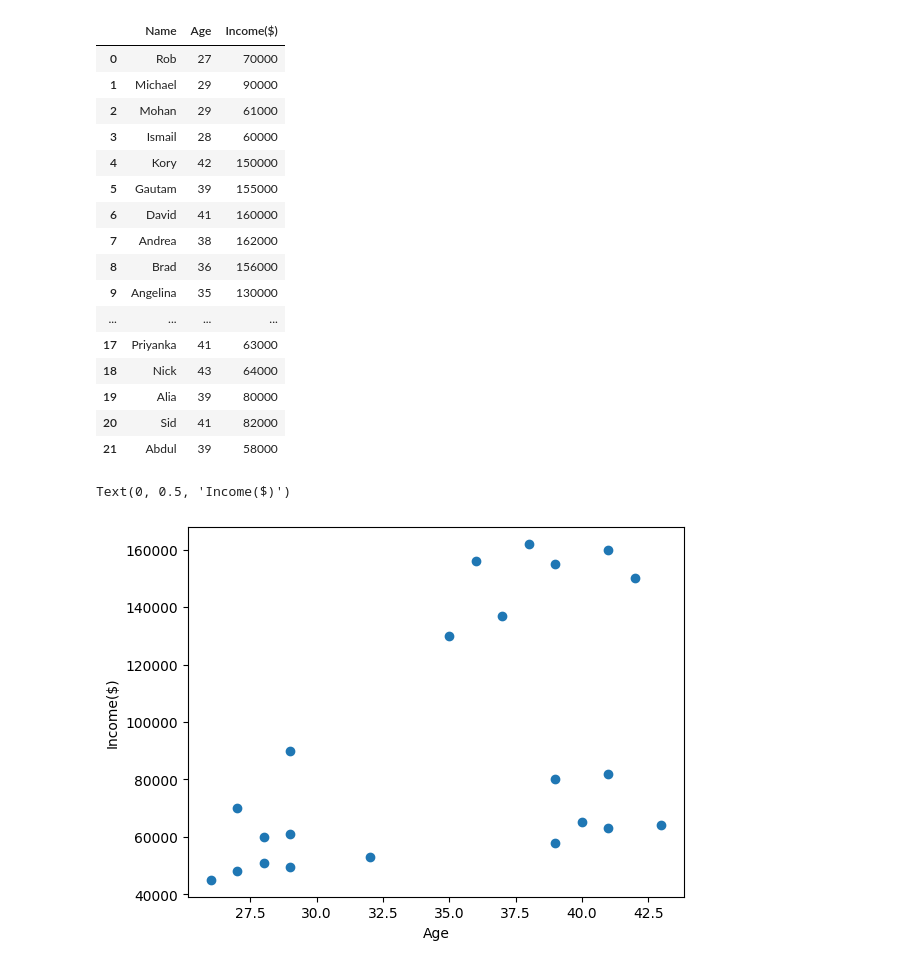
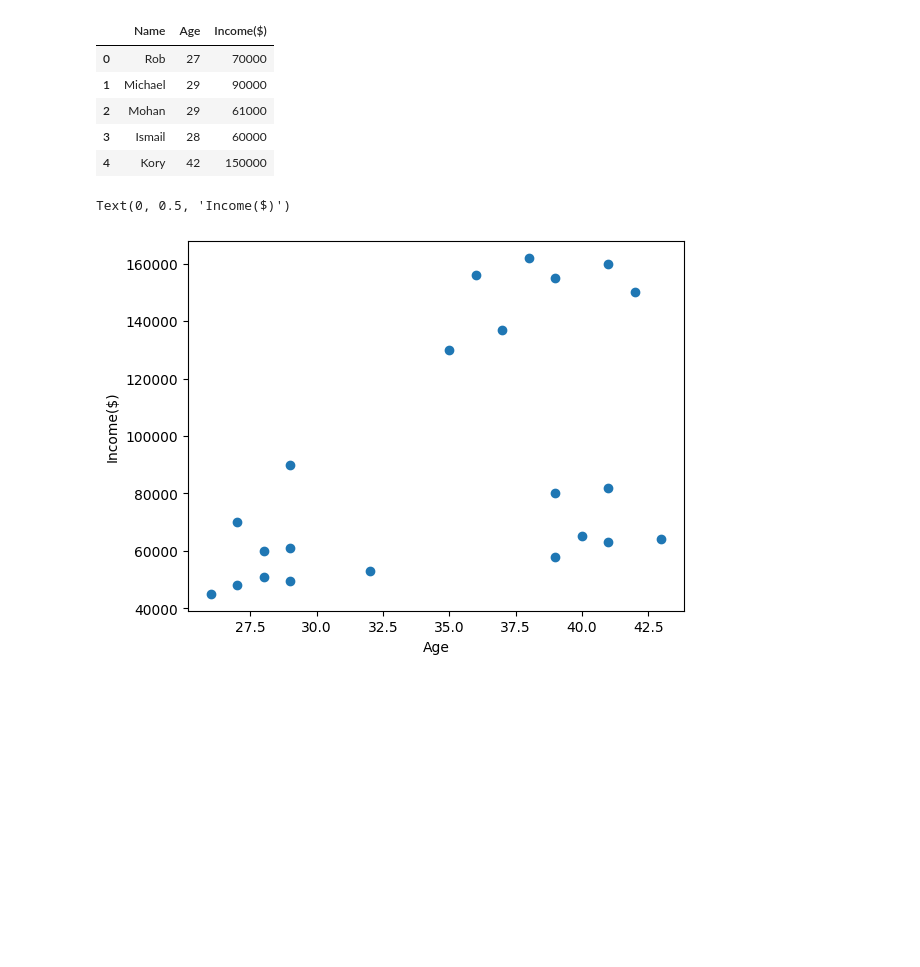
Before and after one commit to harsh6754/DSA-Problems, a Jupyter notebook: DVDAPracticals/practical9.ipynb, the cells around one changed output. Saved outputs shown, nothing was run; the diff lists cells and outputs as text; code cells hidden in the pictures; blank space fills up the shorter version.

```diff
--- a/DVDAPracticals/practical9.ipynb
+++ b/DVDAPracticals/practical9.ipynb
@@ -7,24 +15,13 @@ from matplotlib import pyplot as plt
 # %%
 df = pd.read_csv("c:\\Users\\agarw\\Downloads\\income.csv")
-df
+df.head()
 # %% [output]
 |  | Name | Age | Income($) |
 | 0 | Rob | 27 | 70000 |
 | 1 | Michael | 29 | 90000 |
 | 2 | Mohan | 29 | 61000 |
 | 3 | Ismail | 28 | 60000 |
 | 4 | Kory | 42 | 150000 |
-| 5 | Gautam | 39 | 155000 |
-| 6 | David | 41 | 160000 |
-| 7 | Andrea | 38 | 162000 |
-| 8 | Brad | 36 | 156000 |
-| 9 | Angelina | 35 | 130000 |
-| ... | ... | ... | ... |
-| 17 | Priyanka | 41 | 63000 |
-| 18 | Nick | 43 | 64000 |
-| 19 | Alia | 39 | 80000 |
-| 20 | Sid | 41 | 82000 |
-| 21 | Abdul | 39 | 58000 |
 # %%
 plt.scatter(df.Age,df['Income($)'])
 plt.xlabel('Age')
```
Also changed, not shown: parts of 6 cells of this notebook, 2 other files.
